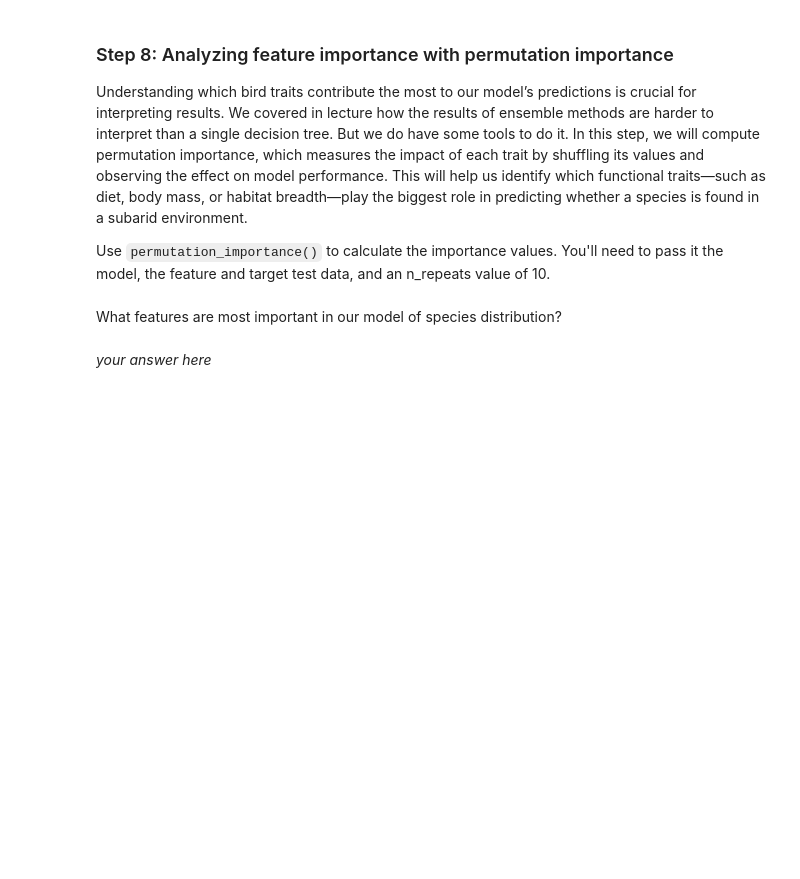
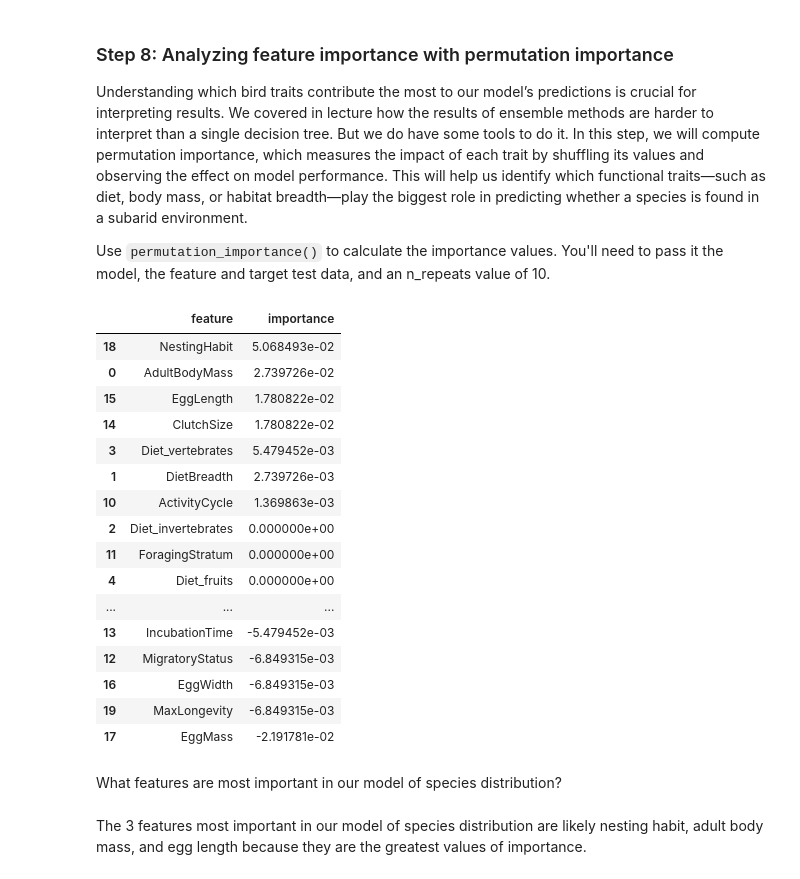
Before and after one commit to bgrazda/EDS232-labs, a Jupyter notebook: Week5/lab5-birds.ipynb, the cells around one changed output. Saved outputs shown, nothing was run; the diff lists cells and outputs as text; code cells hidden in the pictures; blank space fills up the shorter version.

```diff
--- a/Week5/lab5-birds.ipynb
+++ b/Week5/lab5-birds.ipynb
@@ -29,6 +29,6 @@ The 7 column names that start with "Diet:" should be renamed to simpler version
 Then select only that list of 21 key variables. **Print the head of your dataframe.**
 # %%
 # Read in data
-bird_traits = pd.read_csv('BirdTraitData.csv', encoding = 'unicode_escape')
-bird_traits.head()
+bird_traits = pd.read_csv("/courses/EDS232/Data/BirdTraitData.csv", encoding = 'unicode_escape')
+bird_traits.columns
 # %% [output]
@@ -160,7 +334,46 @@ How did this second model, trained on balanced data, do in comparison to the fir
 Understanding which bird traits contribute the most to our model’s predictions is crucial for interpreting results. We covered in lecture how the results of ensemble methods are harder to interpret than a single decision tree.  But we do have some tools to do it.  In this step, we will compute permutation importance, which measures the impact of each trait by shuffling its values and observing the effect on model performance. This will help us identify which functional traits—such as diet, body mass, or habitat breadth—play the biggest role in predicting whether a species is found in a subarid environment.
 
 Use `permutation_importance()` to calculate the importance values.  You'll need to pass it the model, the feature and target test data, and an n_repeats value of 10.
+# %%
+# Permutation importance
+perm_imp = permutation_importance(bagging_clf, # trained model
+                                 X_test,
+                                 y_test,
+                                 n_repeats = 10,
+                                 random_state=808)
+
+
+# Store and view importance score
+importance_score = perm_imp.importances_mean
+feature_names = X_test.columns
+
+# Create df to hold feature importances
+importances_df = pd.DataFrame({'feature': feature_names, 'importance': importance_score})
+
+# Sort by importance
+importances_df = importances_df.sort_values(by='importance', ascending=False)
+
+# view
+importances_df
+# %% [output]
+|  | feature | importance |
+| 18 | NestingHabit | 5.068493e-02 |
+| 0 | AdultBodyMass | 2.739726e-02 |
+| 15 | EggLength | 1.780822e-02 |
+| 14 | ClutchSize | 1.780822e-02 |
+| 3 | Diet_vertebrates | 5.479452e-03 |
+| 1 | DietBreadth | 2.739726e-03 |
+| 10 | ActivityCycle | 1.369863e-03 |
+| 2 | Diet_invertebrates | 0.000000e+00 |
+| 11 | ForagingStratum | 0.000000e+00 |
+| 4 | Diet_fruits | 0.000000e+00 |
+| ... | ... | ... |
+| 13 | IncubationTime | -5.479452e-03 |
+| 12 | MigratoryStatus | -6.849315e-03 |
+| 16 | EggWidth | -6.849315e-03 |
+| 19 | MaxLongevity | -6.849315e-03 |
+| 17 | EggMass | -2.191781e-02 |
 # %% [markdown]
 What features are most important in our model of species distribution?
-# %% [markdown]
-*your answer here*
+# %% [markdown]
+The 3 features most important in our model of species distribution are likely nesting habit, adult body mass, and egg length because they are the greatest values of importance.
```
Also changed, not shown: parts of 15 cells of this notebook, 1 other file.
